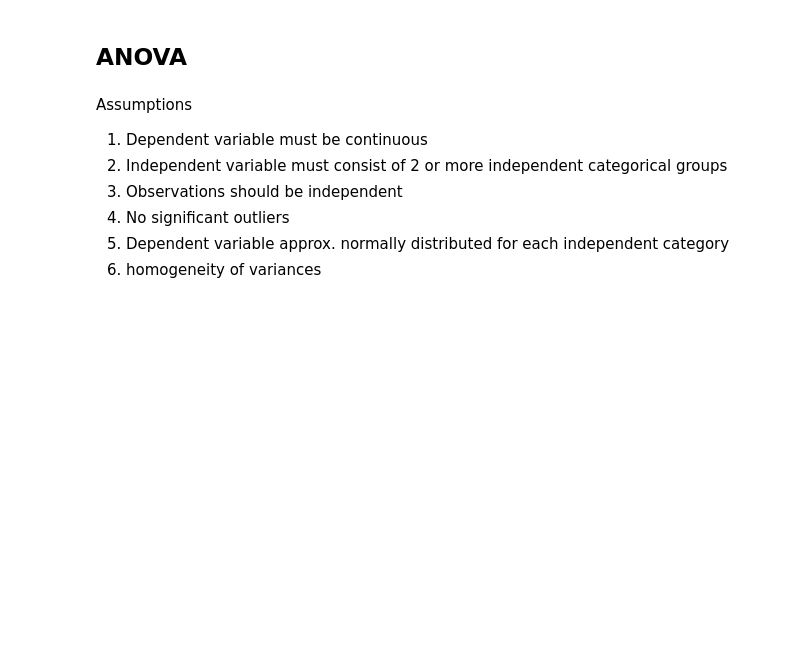
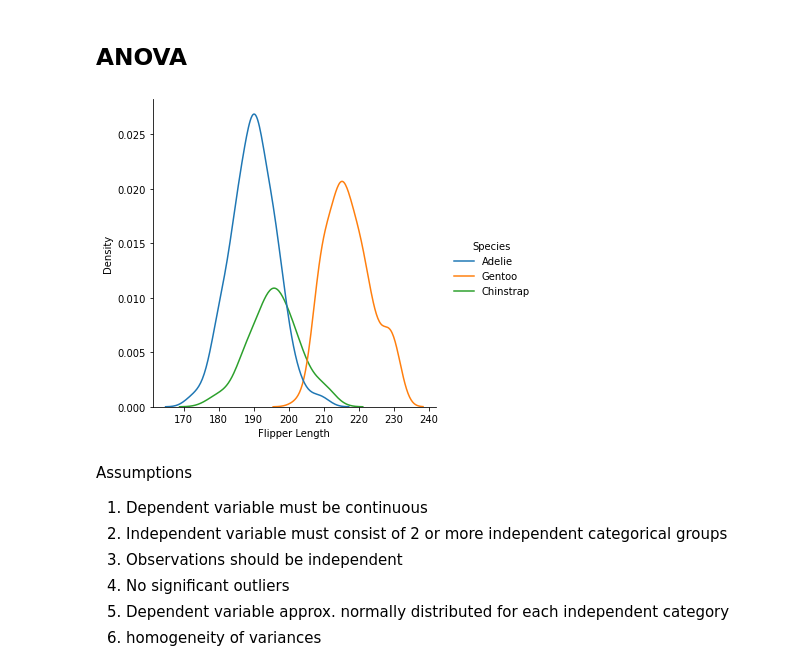
Before and after one commit to fod/machine-learning-statistics, a Jupyter notebook: scipy-stats.ipynb, the cells around one changed output. Drawn from its saved outputs; the diff is of its cells as text; code cells hidden in the pictures; blank space fills up the shorter version.

```diff
--- a/scipy-stats.ipynb
+++ b/scipy-stats.ipynb
@@ -73,5 +77,9 @@ sns.pairplot(penguins, hue='Species');
 # %% [markdown]
 ## ANOVA
+# %%
+sns.displot(data=penguins, x='Flipper Length', hue='Species', kind='kde');
+# %% [output]
+[figure, added]
 # %% [markdown]
 Assumptions
 1. Dependent variable must be continuous
```
Also changed, not shown: parts of 1 cell of this notebook, 1 other file.
